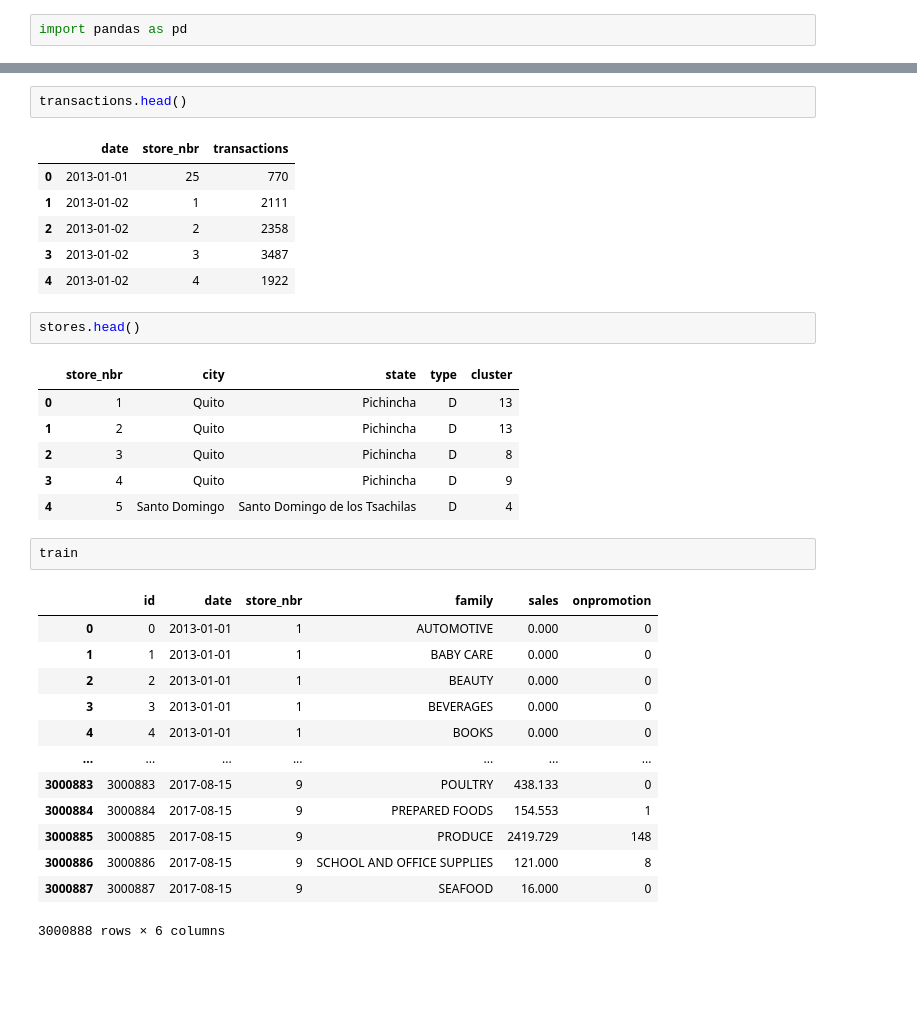
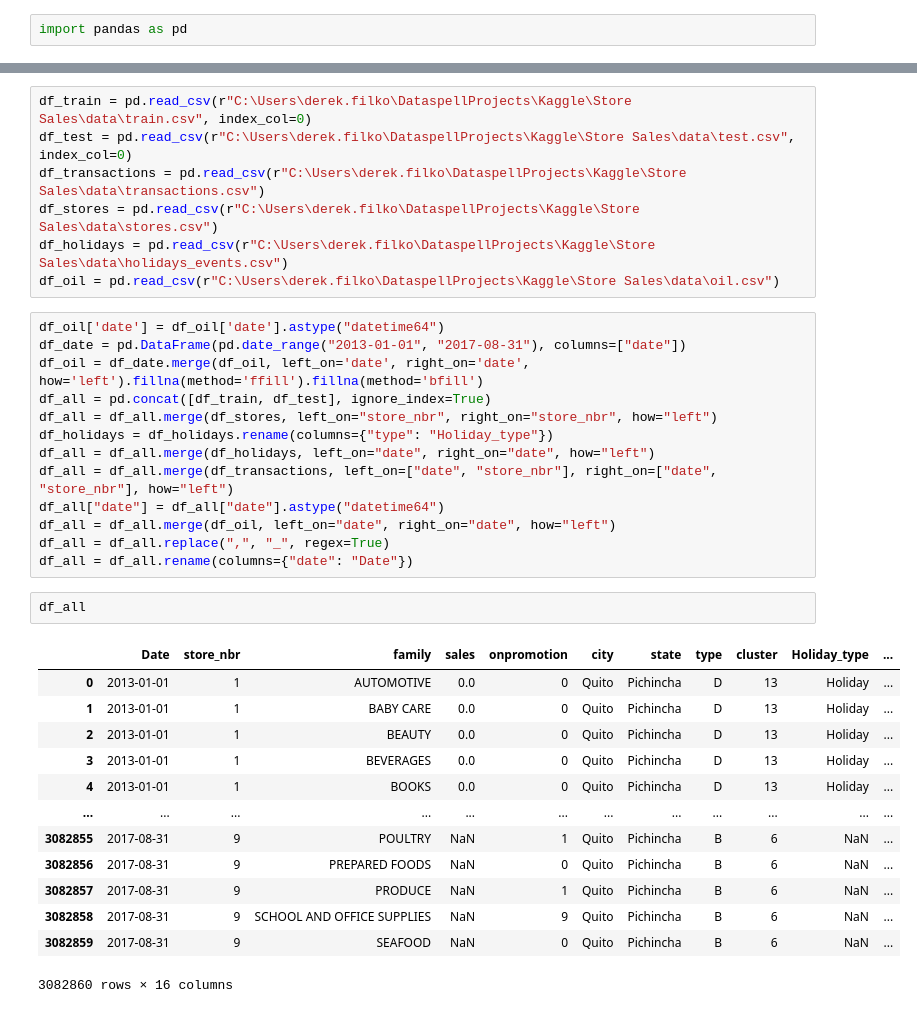
Before and after one commit to wlnk9/Kaggle, a Jupyter notebook: Store Sales/Store Sales.ipynb, the cells around one changed output, grey strips where cells are left out. Cells and saved outputs as stored; diff of their text form; blank space fills up the shorter version.

```diff
--- a/Store Sales/Store Sales.ipynb
+++ b/Store Sales/Store Sales.ipynb
@@ -11,34 +3,36 @@ skus = sample_submission['id'].tolist()
-# %%
-transactions.head()
-# %% [output]
-|  | date | store_nbr | transactions |
-| 0 | 2013-01-01 | 25 | 770 |
-| 1 | 2013-01-02 | 1 | 2111 |
-| 2 | 2013-01-02 | 2 | 2358 |
-| 3 | 2013-01-02 | 3 | 3487 |
-| 4 | 2013-01-02 | 4 | 1922 |
-# %%
-stores.head()
-# %% [output]
-|  | store_nbr | city | state | type | cluster |
-| 0 | 1 | Quito | Pichincha | D | 13 |
-| 1 | 2 | Quito | Pichincha | D | 13 |
-| 2 | 3 | Quito | Pichincha | D | 8 |
-| 3 | 4 | Quito | Pichincha | D | 9 |
-| 4 | 5 | Santo Domingo | Santo Domingo de los Tsachilas | D | 4 |
-# %%
-train
-# %% [output]
-|  | id | date | store_nbr | family | sales | onpromotion |
-| 0 | 0 | 2013-01-01 | 1 | AUTOMOTIVE | 0.000 | 0 |
-| 1 | 1 | 2013-01-01 | 1 | BABY CARE | 0.000 | 0 |
-| 2 | 2 | 2013-01-01 | 1 | BEAUTY | 0.000 | 0 |
-| 3 | 3 | 2013-01-01 | 1 | BEVERAGES | 0.000 | 0 |
-| 4 | 4 | 2013-01-01 | 1 | BOOKS | 0.000 | 0 |
-| ... | ... | ... | ... | ... | ... | ... |
-| 3000883 | 3000883 | 2017-08-15 | 9 | POULTRY | 438.133 | 0 |
-| 3000884 | 3000884 | 2017-08-15 | 9 | PREPARED FOODS | 154.553 | 1 |
-| 3000885 | 3000885 | 2017-08-15 | 9 | PRODUCE | 2419.729 | 148 |
-| 3000886 | 3000886 | 2017-08-15 | 9 | SCHOOL AND OFFICE SUPPLIES | 121.000 | 8 |
-| 3000887 | 3000887 | 2017-08-15 | 9 | SEAFOOD | 16.000 | 0 |
-3000888 rows × 6 columns
+# %%
+df_train = pd.read_csv(r"C:\Users\derek.filko\DataspellProjects\Kaggle\Store Sales\data\train.csv", index_col=0)
+df_test = pd.read_csv(r"C:\Users\derek.filko\DataspellProjects\Kaggle\Store Sales\data\test.csv", index_col=0)
+df_transactions = pd.read_csv(r"C:\Users\derek.filko\DataspellProjects\Kaggle\Store Sales\data\transactions.csv")
+df_stores = pd.read_csv(r"C:\Users\derek.filko\DataspellProjects\Kaggle\Store Sales\data\stores.csv")
+df_holidays = pd.read_csv(r"C:\Users\derek.filko\DataspellProjects\Kaggle\Store Sales\data\holidays_events.csv")
+df_oil = pd.read_csv(r"C:\Users\derek.filko\DataspellProjects\Kaggle\Store Sales\data\oil.csv")
+# %%
+df_oil['date'] = df_oil['date'].astype("datetime64")
+df_date = pd.DataFrame(pd.date_range("2013-01-01", "2017-08-31"), columns=["date"])
+df_oil = df_date.merge(df_oil, left_on='date', right_on='date', how='left').fillna(method='ffill').fillna(method='bfill')
+df_all = pd.concat([df_train, df_test], ignore_index=True)
+df_all = df_all.merge(df_stores, left_on="store_nbr", right_on="store_nbr", how="left")
+df_holidays = df_holidays.rename(columns={"type": "Holiday_type"})
+df_all = df_all.merge(df_holidays, left_on="date", right_on="date", how="left")
+df_all = df_all.merge(df_transactions, left_on=["date", "store_nbr"], right_on=["date", "store_nbr"], how="left")
+df_all["date"] = df_all["date"].astype("datetime64")
+df_all = df_all.merge(df_oil, left_on="date", right_on="date", how="left")
+df_all = df_all.replace(",", "_", regex=True)
+df_all = df_all.rename(columns={"date": "Date"})
+# %%
+df_all
+# %% [output]
+|  | Date | store_nbr | family | sales | onpromotion | city | state | type | cluster | Holiday_type | ... |
+| 0 | 2013-01-01 | 1 | AUTOMOTIVE | 0.0 | 0 | Quito | Pichincha | D | 13 | Holiday | ... |
+| 1 | 2013-01-01 | 1 | BABY CARE | 0.0 | 0 | Quito | Pichincha | D | 13 | Holiday | ... |
+| 2 | 2013-01-01 | 1 | BEAUTY | 0.0 | 0 | Quito | Pichincha | D | 13 | Holiday | ... |
+| 3 | 2013-01-01 | 1 | BEVERAGES | 0.0 | 0 | Quito | Pichincha | D | 13 | Holiday | ... |
+| 4 | 2013-01-01 | 1 | BOOKS | 0.0 | 0 | Quito | Pichincha | D | 13 | Holiday | ... |
+| ... | ... | ... | ... | ... | ... | ... | ... | ... | ... | ... | ... |
+| 3082855 | 2017-08-31 | 9 | POULTRY | NaN | 1 | Quito | Pichincha | B | 6 | NaN | ... |
+| 3082856 | 2017-08-31 | 9 | PREPARED FOODS | NaN | 0 | Quito | Pichincha | B | 6 | NaN | ... |
+| 3082857 | 2017-08-31 | 9 | PRODUCE | NaN | 1 | Quito | Pichincha | B | 6 | NaN | ... |
+| 3082858 | 2017-08-31 | 9 | SCHOOL AND OFFICE SUPPLIES | NaN | 9 | Quito | Pichincha | B | 6 | NaN | ... |
+| 3082859 | 2017-08-31 | 9 | SEAFOOD | NaN | 0 | Quito | Pichincha | B | 6 | NaN | ... |
+3082860 rows × 16 columns
```
Also changed, not shown: parts of 2 cells of this notebook, 6 other files.
